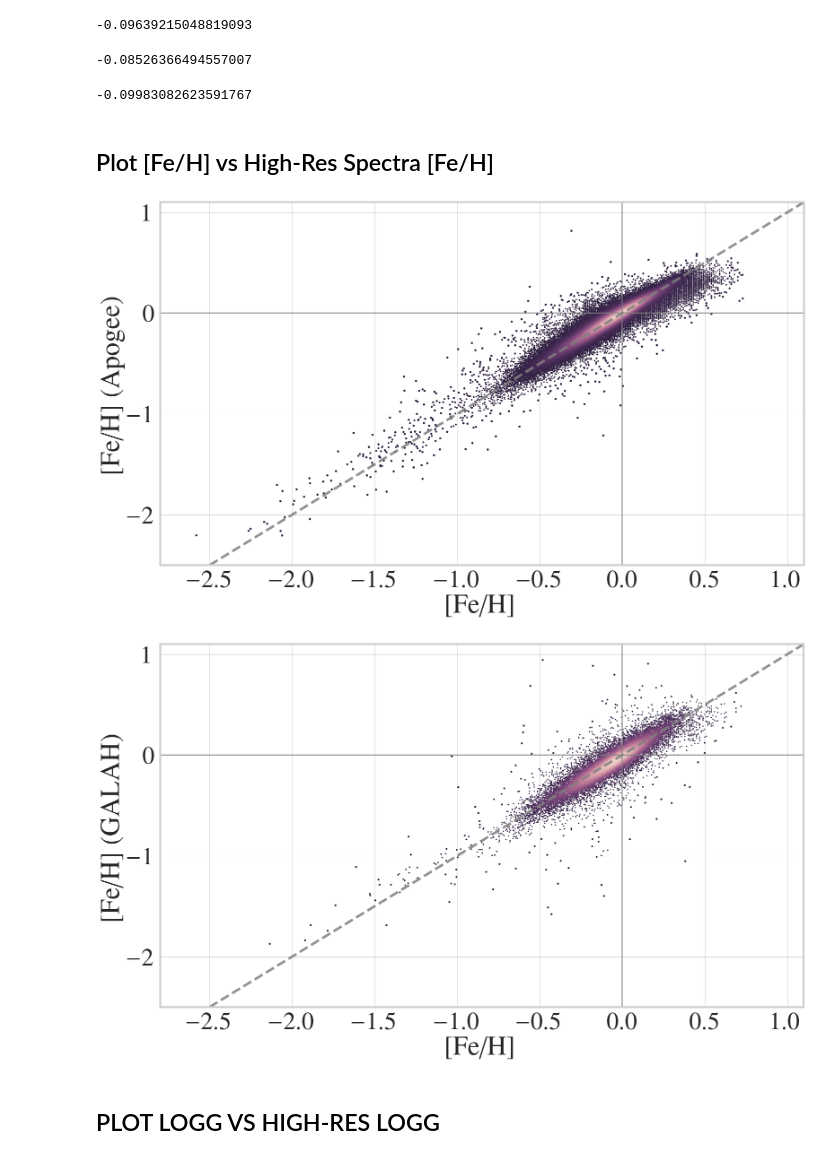
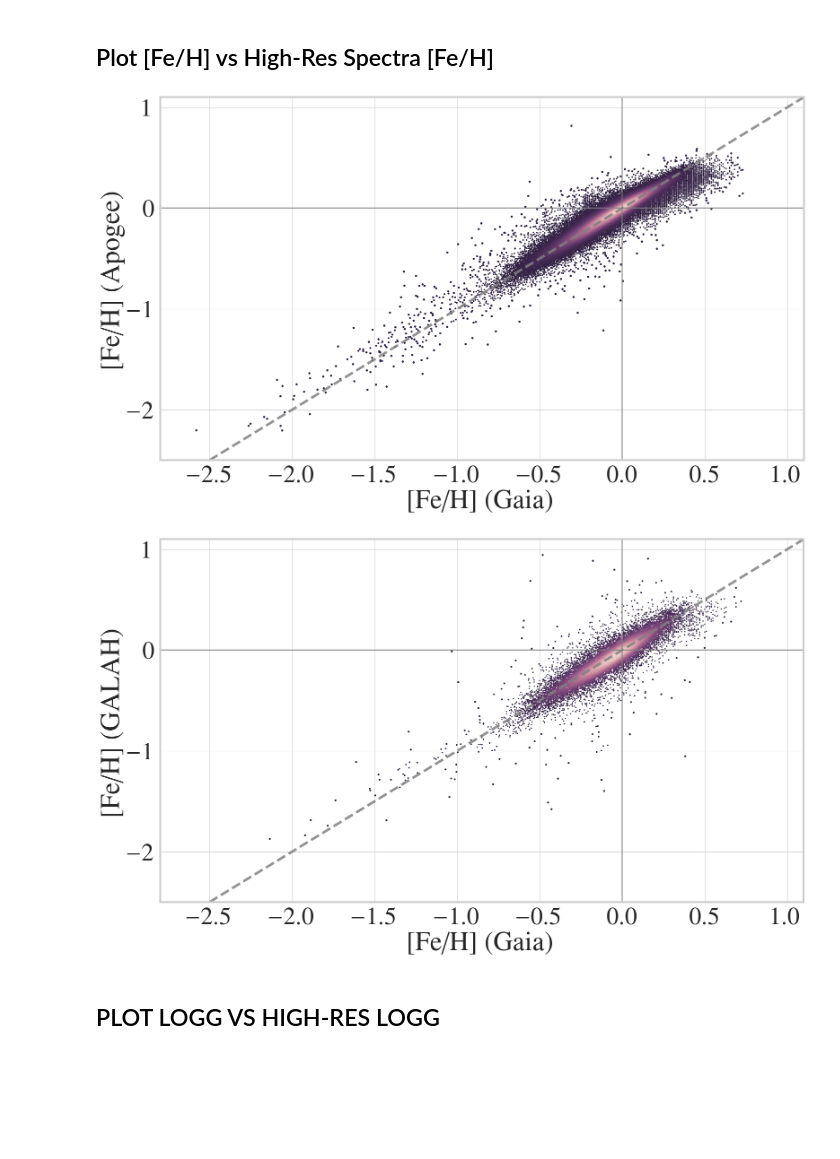
Before and after one commit to ChrisBoettner/plato, a Jupyter notebook: notebooks/A_survey_comparison.ipynb, the cells around one changed output. Saved outputs shown, nothing was run; the diff lists cells and outputs as text; code cells hidden in the pictures; blank space fills up the shorter version.

```diff
--- a/notebooks/A_survey_comparison.ipynb
+++ b/notebooks/A_survey_comparison.ipynb
@@ -40,15 +34,3 @@ data["[Fe/H]_apogee"].hist(density=True, alpha=0.5, bins="fd")
-# %%
-data["[Fe/H]"].mean()
-# %% [output]
--0.09639215048819093
-# %%
-data["[Fe/H]_apogee"].mean()
-# %% [output]
--0.08526366494557007
-# %%
-data["[Fe/H]_galah"].mean()
-# %% [output]
--0.09983082623591767
 # %% [markdown]
 ## Plot [Fe/H] vs High-Res Spectra [Fe/H]
 # %%
@@ -73,35 +55,36 @@ for dataset, name in {"_apogee": "(Apogee)", "_galah": "(GALAH)"}.items():
         0,
         color="grey",
         linewidth=1.5,
     )
     metallicity_scatter.axhline(
         0,
         color="grey",
         linewidth=1.5,
     )
     metallicity_scatter.plot(
         [ylim[0], xlim[1]],
         [ylim[0], xlim[1]],
         color="grey",
         linewidth=4,
         linestyle="--",
         alpha=0.85,
         rasterized=True,
     )
 
     metallicity_scatter.set_xlim(xlim)
     metallicity_scatter.set_ylim(ylim)
+    metallicity_scatter.set_xlabel(f"[Fe/H] (Gaia)")
     metallicity_scatter.set_ylabel(f"[Fe/H] {name}")
 
     FigureProcessor(metallicity_scatter).save(
         f"metallicity_scatterplot{dataset}.pdf",
         figure_directory=figure_directory,
         save=save,
     )
     plt.show()
 # %% [output]
-[figure, old version]
+[figure, new version]
-[figure, old version]
+[figure, new version]
 # %% [markdown]
 ## PLOT LOGG VS HIGH-RES LOGG
 # %%
```
Also changed, not shown: parts of 2 cells of this notebook, 7 other files.
